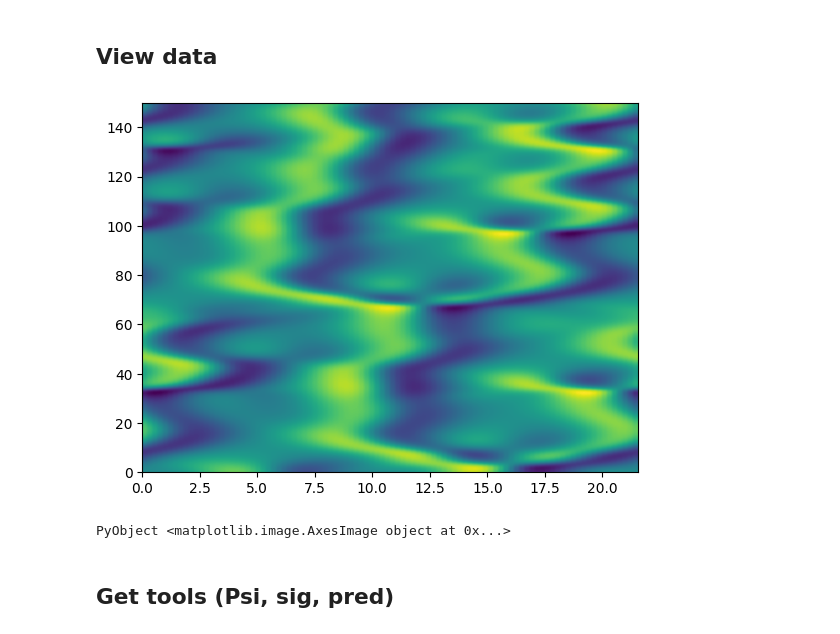
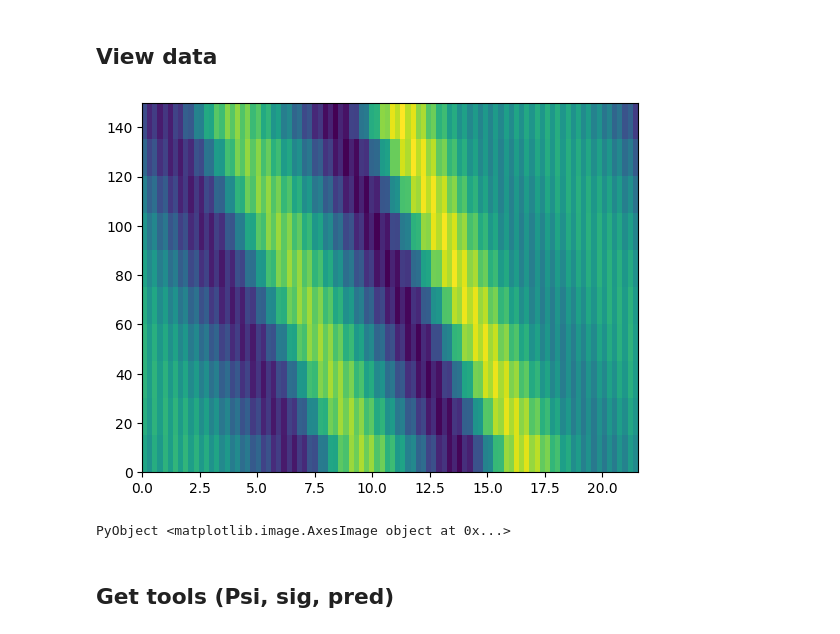
Before and after one commit to JaredMcB/DDRM, a Jupyter notebook: Examples/KSE/KSE_data_analyzer.ipynb, the cells around one changed output. Drawn from its saved outputs; the diff is of its cells as text; code cells hidden in the pictures.

```diff
--- a/Examples/KSE/KSE_data_analyzer.ipynb
+++ b/Examples/KSE/KSE_data_analyzer.ipynb
@@ -42,13 +39,13 @@ Data Loaded
 ## View data
 # %%
 t_start = 0
-t_stop = 150
+t_stop = 1
 ind_start = floor(Int,t_start/Δt)+1
 ind_stop =floor(Int,t_stop/Δt)
 
 H1 = imshow(uu[:,ind_start:ind_stop]', extent=[0,21.55,0,150], aspect="auto")
 # %% [output]
-[figure, old version]
+[figure, new version]
 PyObject <matplotlib.image.AxesImage object at 0x...>
 # %% [markdown]
 ## Get tools (Psi, sig, pred)
```
Also changed, not shown: parts of 3 cells of this notebook, 2 other files.
